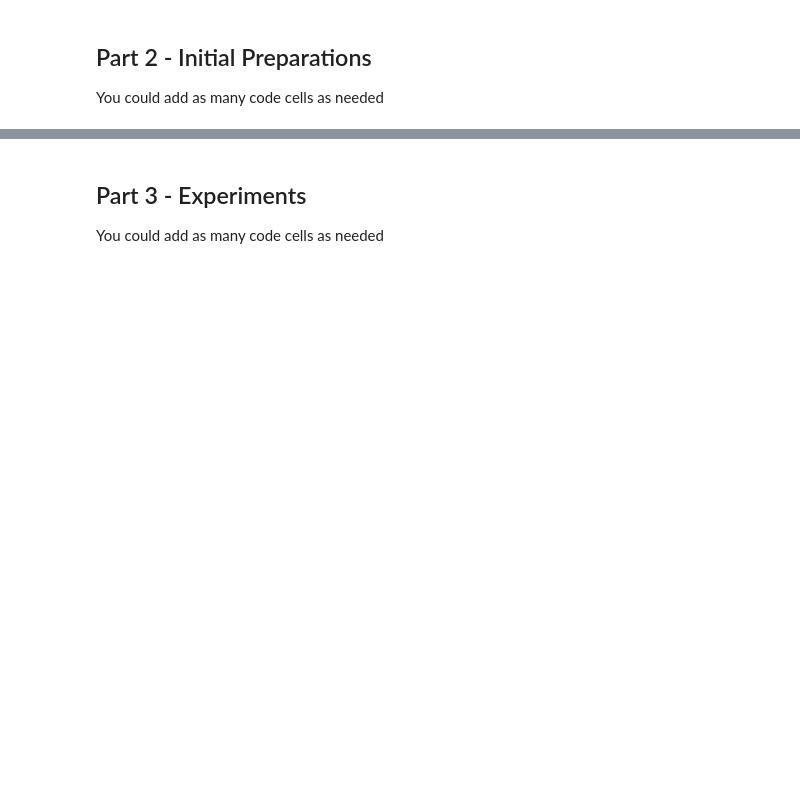
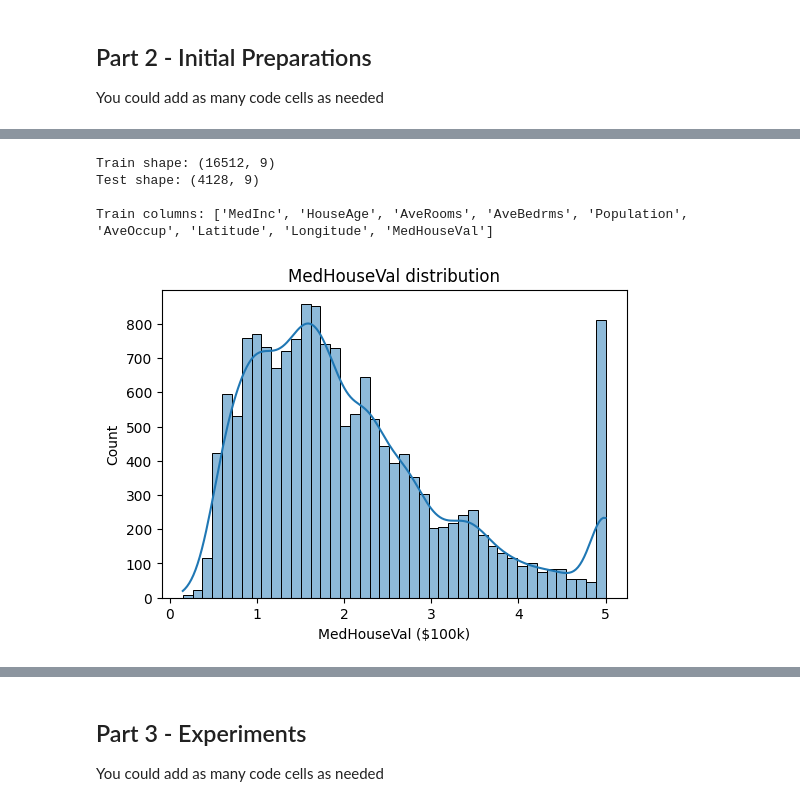
Before and after one commit to OfirOhan/House_pricing, a Jupyter notebook: Assignment_supervised_learning_flow.ipynb, the cells around one changed output, grey strips where cells are left out. Saved outputs shown, nothing was run; the diff lists cells and outputs as text; code cells hidden in the pictures; blank space fills up the shorter version.

```diff
--- a/Assignment_supervised_learning_flow.ipynb
+++ b/Assignment_supervised_learning_flow.ipynb
@@ -55,3 +55,14 @@ Other assistanse:
 # %% [markdown]
 ## Part 2 - Initial Preparations
 You could add as many code cells as needed
+# %%
+import pandas as pd
+import numpy as np
+
+# === EDIT THESE PATHS to your actual files ===
+TRAIN_PATH = "Data/housing_train.csv"
+TEST_PATH = "Data/housing_test.csv"
+
+# Load train & test (do NOT re-split)
+train = pd.read_csv(TRAIN_PATH)
+test  = pd.read_csv(TEST_PATH)
@@ -57,0 +90,27 @@ You could add as many code cells as needed
+# %%
+# Basic info
+print("\nTrain shape:", train.shape)
+print("Test shape:", test.shape)
+print("\nTrain columns:", list(train.columns))
+# %% [output]
+Train shape: (16512, 9)
+Test shape: (4128, 9)
+
+Train columns: ['MedInc', 'HouseAge', 'AveRooms', 'AveBedrms', 'Population', 'AveOccup', 'Latitude', 'Longitude', 'MedHouseVal']
+# %%
+# EDA visuals
+import matplotlib.pyplot as plt
+import seaborn as sns
+
+# convenience
+feature_cols = ["MedInc","HouseAge","AveRooms","AveBedrms","Population","AveOccup","Latitude","Longitude"]
+target_col = "MedHouseVal"
+# %%
+# 1) target distribution
+plt.figure(figsize=(6,4))
+sns.histplot(train[target_col], kde=True)
+plt.title("MedHouseVal distribution")
+plt.xlabel("MedHouseVal ($100k)")
+plt.show()
+# %% [output]
+[figure, added]
```
Also changed, not shown: parts of 10 cells of this notebook.
